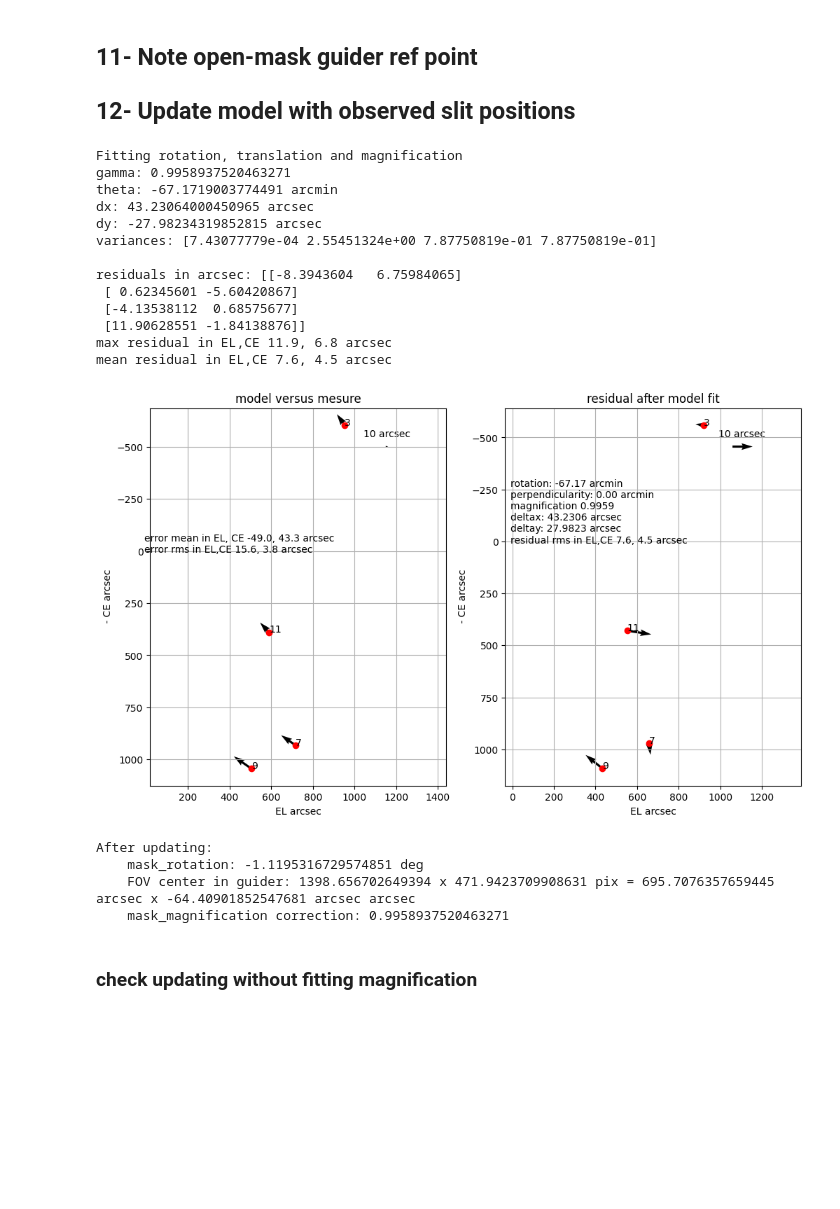
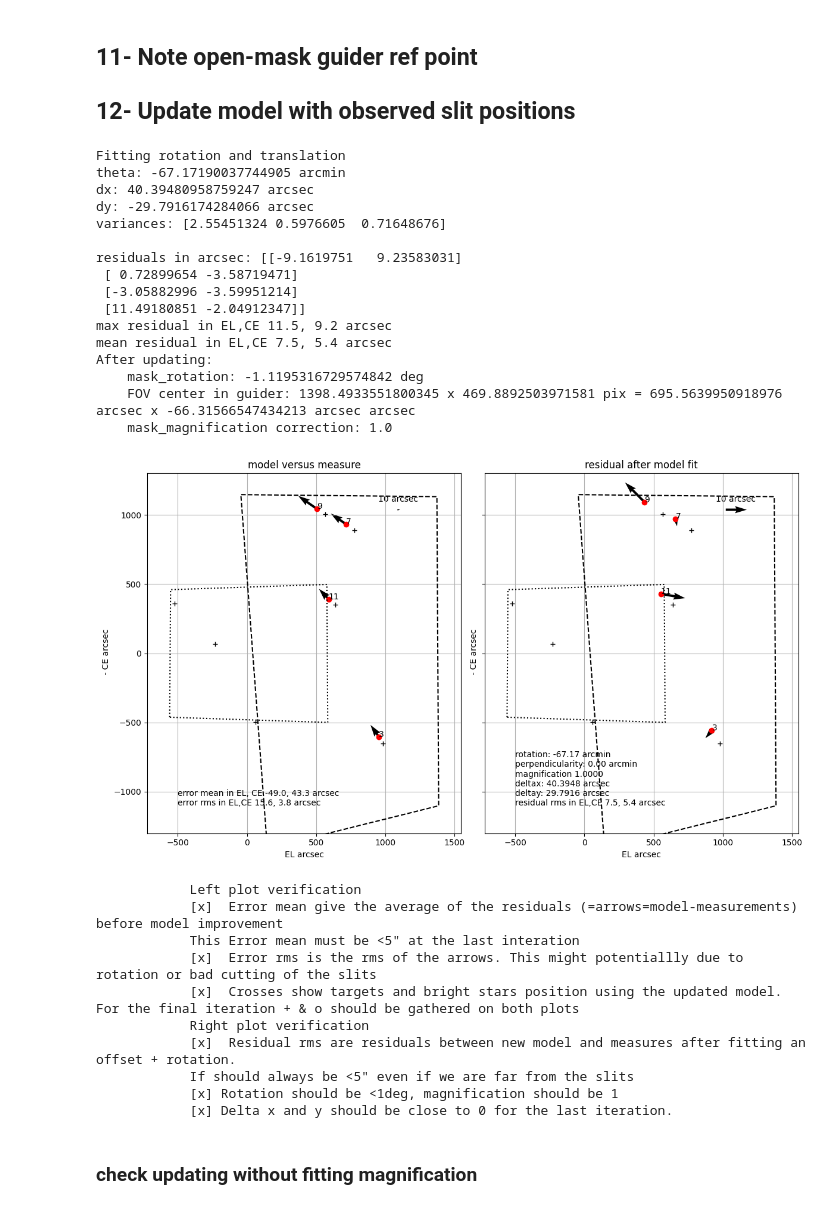
Before and after one commit to vpicouet/FireBallPipe, a Jupyter notebook: Notebook/2023/XY_2023_QSO_1_230621.ipynb, the cells around one changed output. Saved outputs shown, nothing was run; the diff lists cells and outputs as text; code cells hidden in the pictures; blank space fills up the shorter version.

```diff
--- a/Notebook/2023/XY_2023_QSO_1_230621.ipynb
+++ b/Notebook/2023/XY_2023_QSO_1_230621.ipynb
@@ -203,5 +201,14 @@ try:
 except Exception:
     pass
 slit_path
+
+
+star_target_path = "Calibration/Targets/2022/GuidingStars/QSO_guidingstars.csv"
+# il faut que le centre soit bien defini à l'arcseconde pres.
+F1_stars = Table.read(star_target_path)#.to_pandas()
+# stars = [2, 4, 5, 6, 7]
+stars =  [13,14]#[2, 4, 5, 6, 7]
+selected_stars = F1_stars[abs(F1_stars["RA"]-np.nanmean(selected_slits["RA"]))<2]
+stars_and_slits = vstack([selected_stars["RA","DEC"],selected_slits["RA","DEC"]])
 # %% [output]
 [figure]
@@ -215,7 +215,7 @@ Table length=4
 # %% [markdown]
 The slits table has been copied. Add it to the [slit tab of this spreadsheet](https://docs.google.com/spreadsheets/d/19jO0fZ0FL0zZKt8IgJ_DMlZrbCD0VXpYVeulKzXtHzY/edit#gid=0)
 # %%
-moves, flags, slit_coords = G2UV.compute_autocoll_moves_slits(slits, F1, hystcomp = Hysteresis_compensation)
+moves, flags, slit_coords = G2UV.compute_autocoll_moves_slits(slits, F1, hystcomp = Hysteresis_compensation,Elg=Elg,CEg=CEg)
 moves = pd.DataFrame(np.hstack((moves,flags[:,None])), columns=["EL","CE","UV_image"])#,dtype=[("EL",float),("CE",float),("UV_image",float)])
 # assert moves.sum(axis=0)[0] <0.1
 # assert moves.sum(axis=0)[1] <0.1
@@ -302,26 +302,35 @@ wave:  0.20619
 # %%
 slits_coord_obs = G2UV.detector2guider(slits_coord_obs_det, wave=obs_wave, angle=True  )
 weight = np.array( [1.]*16  + [1./(1. + 1e-1)]*16)
-G2UVcor, residuals = G2UV.update_model(slits_coord_valid, slits_coord_obs, plot=True, figsize=(12,7), labels=slits)
+G2UVcor, residuals = G2UV.update_model(slits_coord_valid, slits_coord_obs, plot=True, figsize=(12,7), labels=slits,selected_stars=stars_and_slits)
 # %% [output]
-Fitting rotation, translation and magnification
-gamma: 0.9958937520463271
-theta: -67.1719003774491 arcmin
-dx: 43.23064000450965 arcsec
-dy: -27.98234319852815 arcsec
-variances: [7.43077779e-04 2.55451324e+00 7.87750819e-01 7.87750819e-01]
+Fitting rotation and translation
+theta: -67.17190037744905 arcmin
+dx: 40.39480958759247 arcsec
+dy: -29.7916174284066 arcsec
+variances: [2.55451324 0.5976605  0.71648676]
 
-residuals in arcsec: [[-8.3943604   6.75984065]
- [ 0.62345601 -5.60420867]
- [-4.13538112  0.68575677]
- [11.90628551 -1.84138876]]
-max residual in EL,CE 11.9, 6.8 arcsec
-mean residual in EL,CE 7.6, 4.5 arcsec
+residuals in arcsec: [[-9.1619751   9.23583031]
+ [ 0.72899654 -3.58719471]
+ [-3.05882996 -3.59951214]
+ [11.49180851 -2.04912347]]
+max residual in EL,CE 11.5, 9.2 arcsec
+mean residual in EL,CE 7.5, 5.4 arcsec
+After updating:
+    mask_rotation: -1.1195316729574842 deg
+    FOV center in guider: 1398.4933551800345 x 469.8892503971581 pix = 695.5639950918976 arcsec x -66.31566547434213 arcsec arcsec
+    mask_magnification correction: 1.0
-[figure, old version]
+[figure, new version]
-After updating:
-    mask_rotation: -1.1195316729574851 deg
-    FOV center in guider: 1398.656702649394 x 471.9423709908631 pix = 695.7076357659445 arcsec x -64.40901852547681 arcsec arcsec
-    mask_magnification correction: 0.9958937520463271
+            Left plot verification
+            [x]  Error mean give the average of the residuals (=arrows=model-measurements) before model improvement
+            This Error mean must be <5" at the last interation
+            [x]  Error rms is the rms of the arrows. This might potentiallly due to rotation or bad cutting of the slits
+            [x]  Crosses show targets and bright stars position using the updated model. For the final iteration + & o should be gathered on both plots
+            Right plot verification
+            [x]  Residual rms are residuals between new model and measures after fitting an offset + rotation.
+            If should always be <5" even if we are far from the slits
+            [x] Rotation should be <1deg, magnification should be 1
+            [x] Delta x and y should be close to 0 for the last iteration.
 # %% [markdown]
 ### check updating without fitting magnification
 # %%
```
Also changed, not shown: parts of 18 cells of this notebook, 30 other files.
